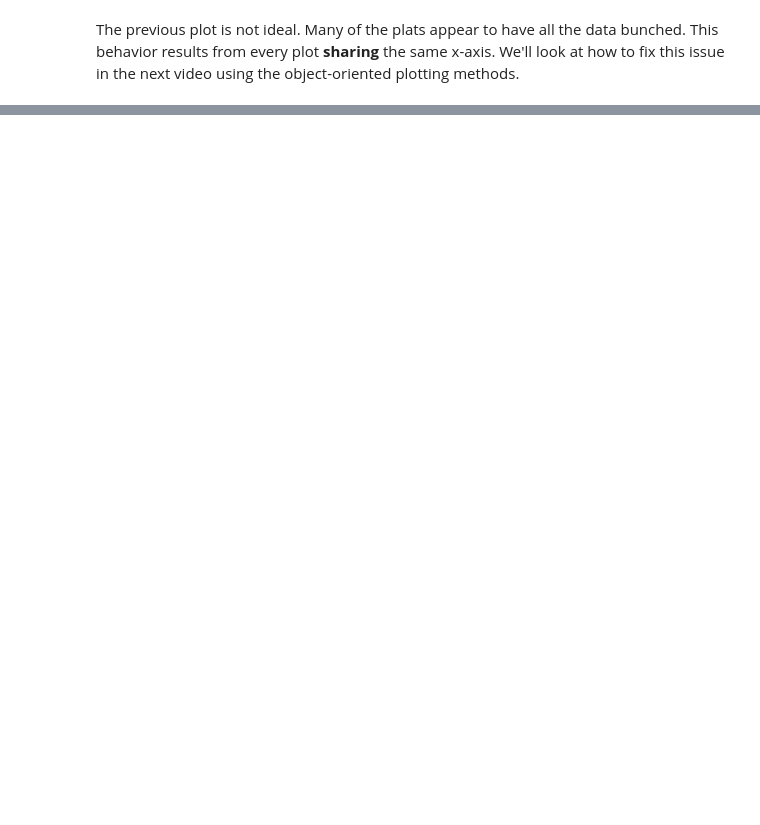
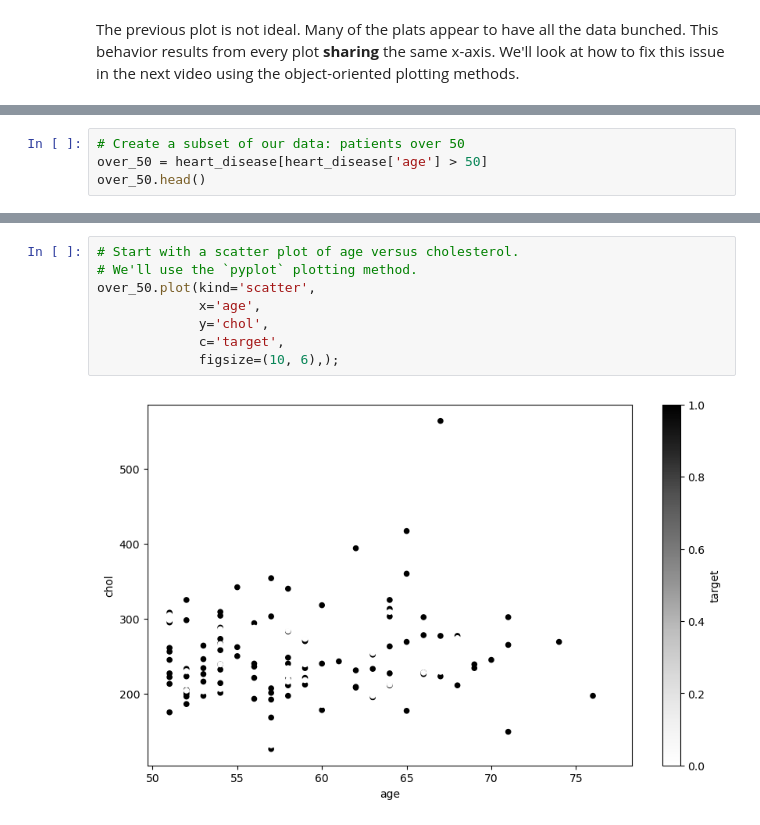
Before and after one commit to mrwizard82d1/complete-ai-ml-ds, a Jupyter notebook: introduction-to-matplotlib.ipynb, the cells around one changed output, grey strips where cells are left out. Saved outputs shown, nothing was run; the diff lists cells and outputs as text; blank space fills up the shorter version.

Commit message:
Plotting from `pandas` DataFrames part 6

```diff
--- a/introduction-to-matplotlib.ipynb
+++ b/introduction-to-matplotlib.ipynb
@@ -297,0 +555,4 @@ next video using the object-oriented plotting methods.
+# %%
+# Create a subset of our data: patients over 50
+over_50 = heart_disease[heart_disease['age'] > 50]
+over_50.head()
@@ -297,0 +566,10 @@ next video using the object-oriented plotting methods.
+# %%
+# Start with a scatter plot of age versus cholesterol.
+# We'll use the `pyplot` plotting method.
+over_50.plot(kind='scatter',
+             x='age',
+             y='chol',
+             c='target',
+             figsize=(10, 6),);
+# %% [output]
+[figure, added]
```
Also changed, not shown: parts of 59 cells of this notebook, 1 other file.
